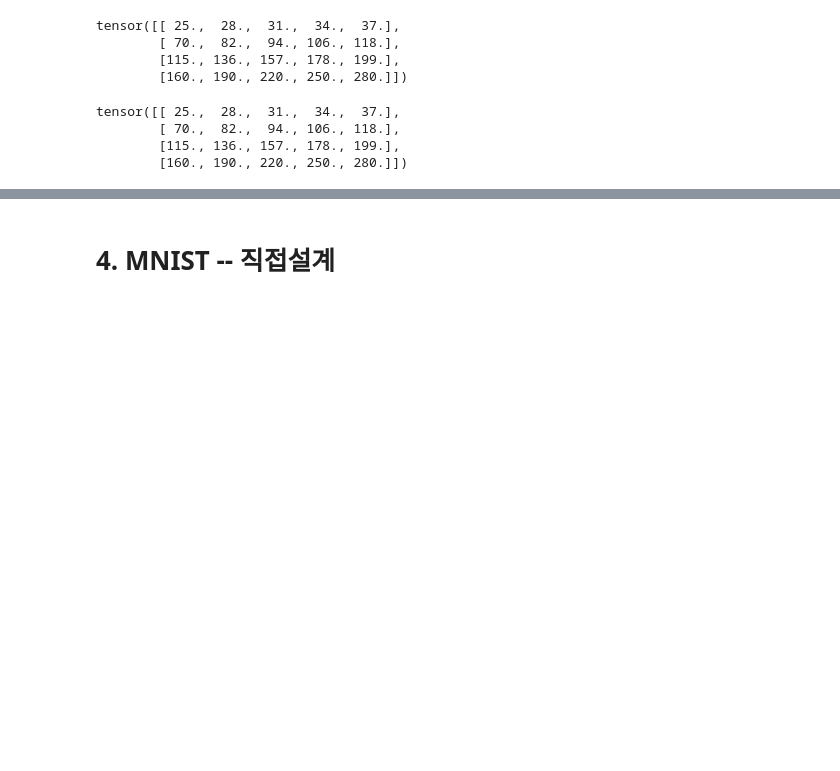
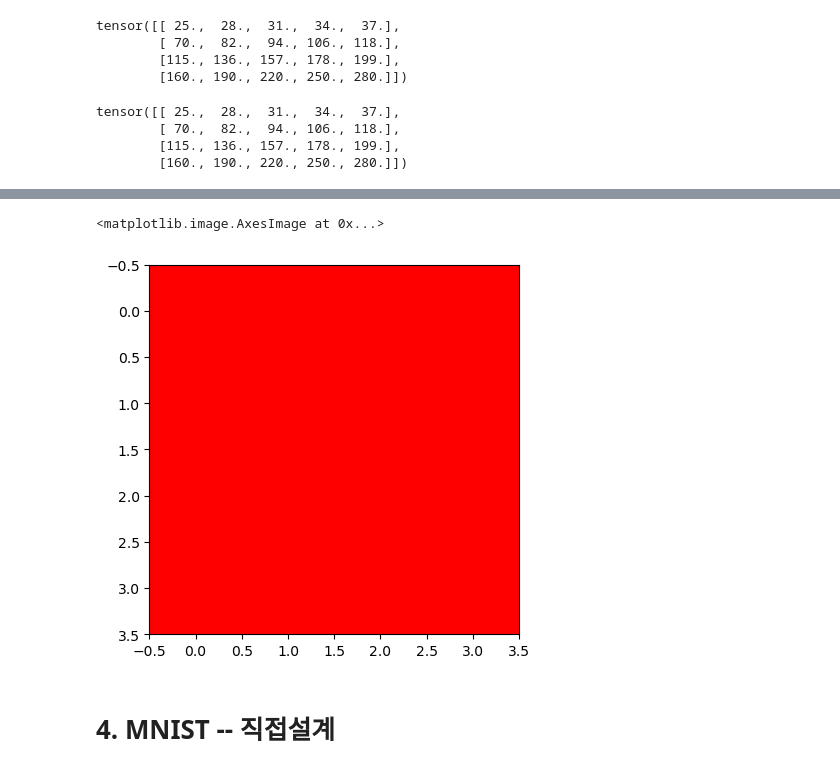
Before and after one commit to guebin/DL2024, a Jupyter notebook: posts/06wk-1.ipynb, the cells around one changed output, grey strips where cells are left out. Drawn from its saved outputs; the diff is of its cells as text; code cells hidden in the pictures; blank space fills up the shorter version.

```diff
--- a/posts/06wk-1.ipynb
+++ b/posts/06wk-1.ipynb
@@ -74,3 +98,9 @@ tensor([[ 25.,  28.,  31.,  34.,  37.],
+# %%
+# 올바른코드
+plt.imshow(torch.einsum('ocij -> ijc',img_torch))
+# %% [output]
+<matplotlib.image.AxesImage at 0x...>
+[figure, added]
 # %% [markdown]
 # 4. MNIST -- 직접설계
 # %%
```
Also changed, not shown: parts of 64 cells of this notebook, 22 other files.
